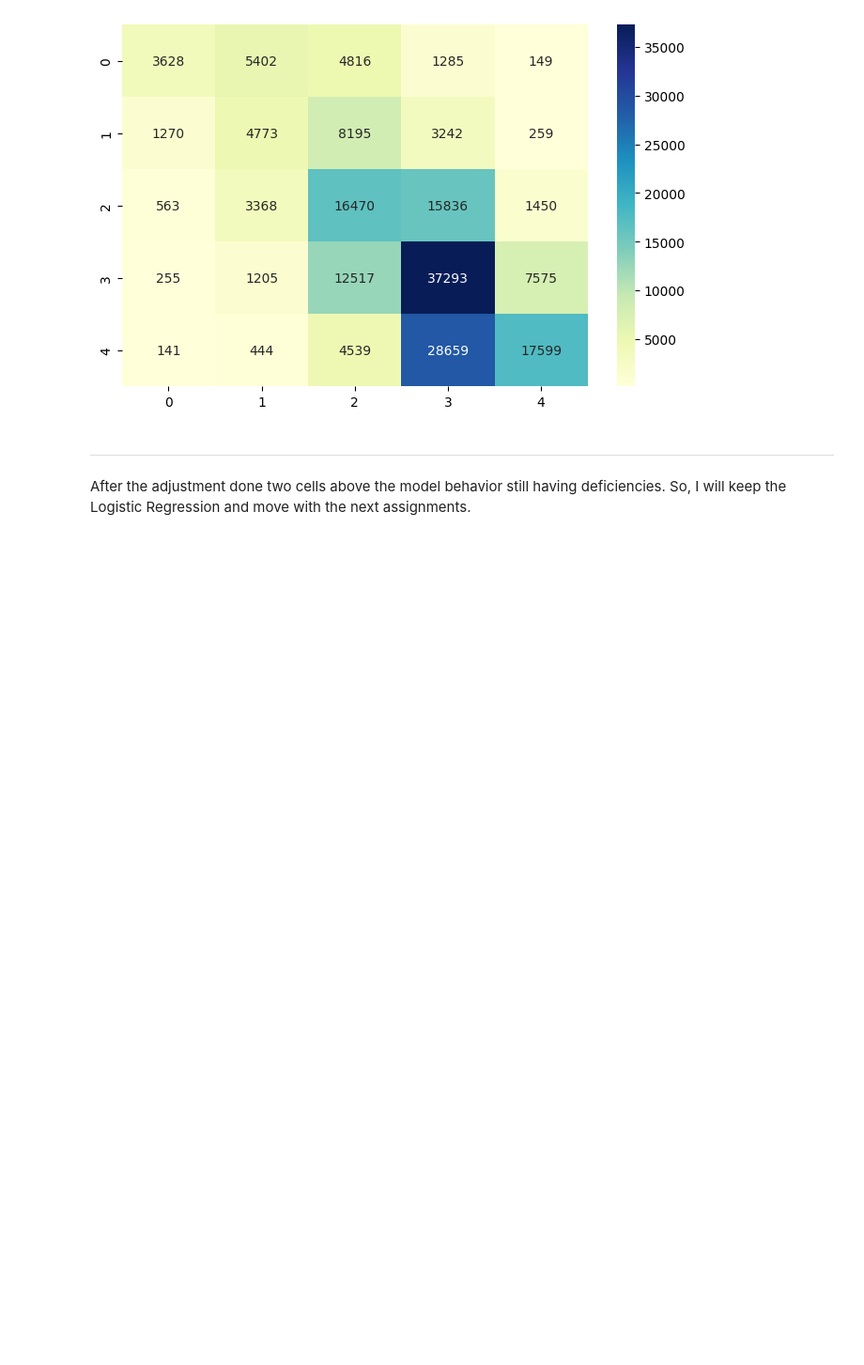
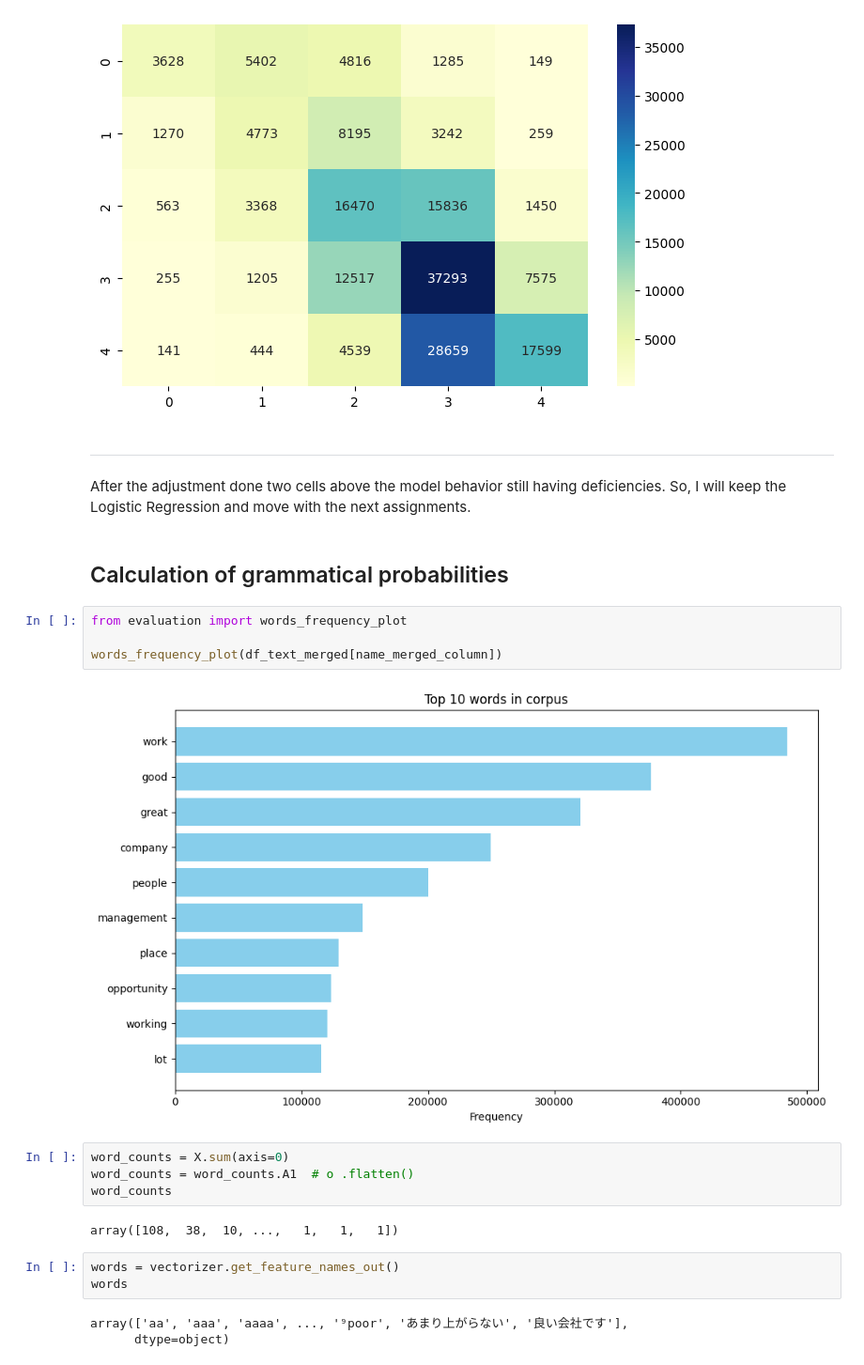
Before and after one commit to ASantosMorales/progra2_mcd_challenges, a Jupyter notebook: comments_on_glassdoor_challenge/notebooks/test.ipynb, the cells around one changed output. Shown: that part at 94% size. Saved outputs shown, nothing was run; the diff lists cells and outputs as text; blank space fills up the shorter version.

```diff
--- a/comments_on_glassdoor_challenge/notebooks/test.ipynb
+++ b/comments_on_glassdoor_challenge/notebooks/test.ipynb
@@ -478,3 +478,23 @@ plt.show()
 # %% [markdown]
 ___
 After the adjustment done two cells above the model behavior still having deficiencies. So, I will keep the Logistic Regression and move with the next assignments.
+# %% [markdown]
+## Calculation of grammatical probabilities
+# %%
+from evaluation import words_frequency_plot
+
+words_frequency_plot(df_text_merged[name_merged_column])
+# %% [output]
+[figure, added]
+# %%
+word_counts = X.sum(axis=0)
+word_counts = word_counts.A1  # o .flatten()
+word_counts
+# %% [output]
+array([108,  38,  10, ...,   1,   1,   1])
+# %%
+words = vectorizer.get_feature_names_out()
+words
+# %% [output]
+array(['aa', 'aaa', 'aaaa', ..., '⁹poor', 'あまり上がらない', '良い会社です'],
+      dtype=object)
```
Also changed, not shown: parts of 2 cells of this notebook.
